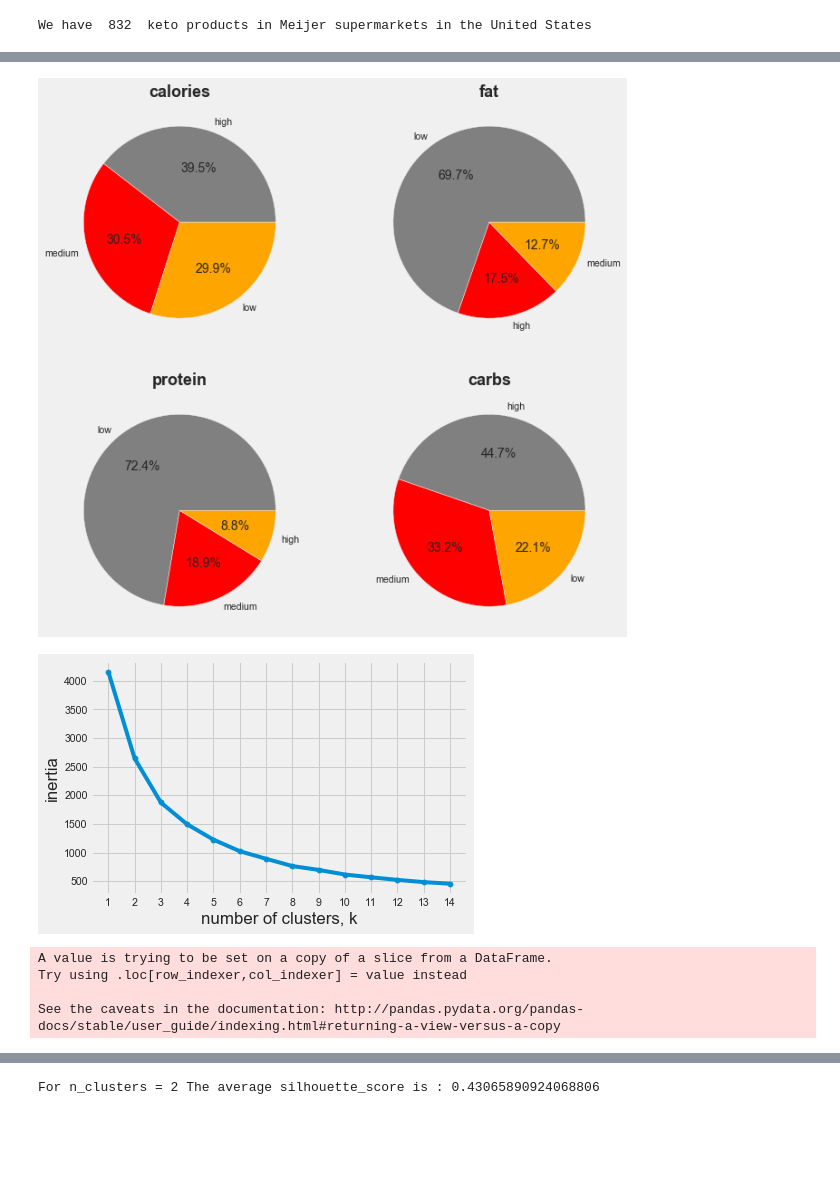
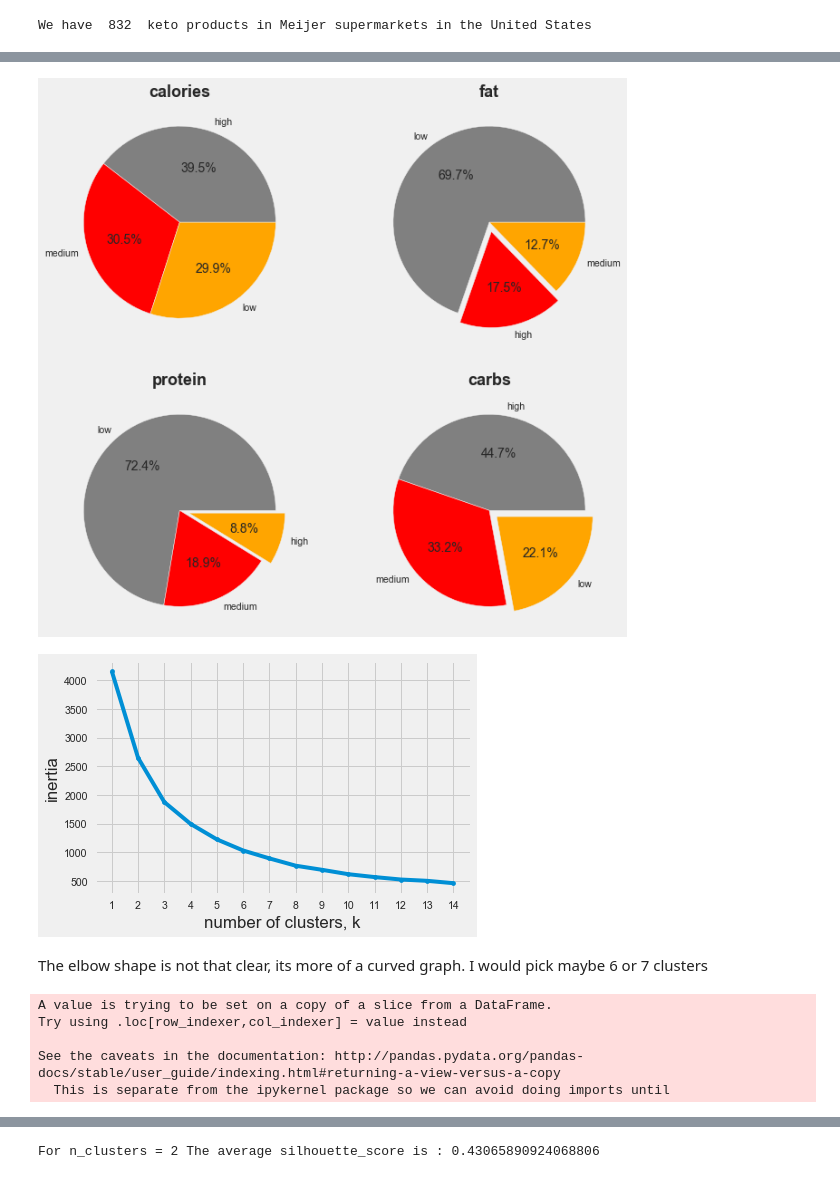
Before and after one commit to asha2490/Springboard, a Jupyter notebook: Capstone Project 1 Notebook.ipynb, the cells around one changed output, grey strips where cells are left out. Saved outputs shown, nothing was run; the diff lists cells and outputs as text; code cells hidden in the pictures; blank space fills up the shorter version.

```diff
--- a/Capstone Project 1 Notebook.ipynb
+++ b/Capstone Project 1 Notebook.ipynb
@@ -651,5 +646,5 @@ plt.show()
 # %%
-df_keto = df_meijer[['product_name', 'energy_100g', 'fat_100g', 'saturated-fat_100g', 'carbohydrates_100g', 'sugars_100g', 'proteins_100g']]
+df_keto = df_meijer[['product_name', 'energy_100g', 'fat_100g', 'saturated-fat_100g', 'carbohydrates_100g', 'sugars_100g', 'proteins_100g', 'nutrition-score-fr_100g']]
 # %%
 # Let's make a new column adding both the fat and saturated-fat columns which will be our total fat; this way it will be
 # easy to filter the products for further keto analysis
@@ -822,30 +851,36 @@ See the caveats in the documentation: http://pandas.pydata.org/pandas-docs/stabl
 # %%
 # Let's see this more visually to see the distribution of the products
 
 label1 = dcal['index']
 label2 = dfat['index']
 label3 = dpro['index']
 label4 = dcarb['index']
 
 
 fig = plt.figure(figsize=(10,10))
 #2 rows 2 cols
 #first row, first col
 ax1 = plt.subplot2grid((2,2),(0,0))
 plt.pie(dcal['calories'],colors=("grey","red","orange"),labels=label1, autopct='%2.1f%%')
 plt.title('calories',weight='bold', fontsize=18)
+
 #first row sec col
 ax1 = plt.subplot2grid((2,2), (0,1))
-plt.pie(dfat['fat'],colors=("grey","red","orange"),labels=label2, autopct='%2.1f%%')
+explode = (0, 0.1, 0) #exploding the chunk we are interested in i.e; high fat
+plt.pie(dfat['fat'],colors=("grey","red","orange"),labels=label2,explode=explode, autopct='%2.1f%%')
 plt.title('fat',weight='bold', fontsize=18)
+
 #Second row first column
 ax1 = plt.subplot2grid((2,2), (1,0))
-plt.pie(dpro['protein'],colors=("grey","red","orange"),labels=label3, autopct='%2.1f%%')
+explode = (0, 0, 0.1) #exploding the chunk we are interested in i.e; high protein
+plt.pie(dpro['protein'],colors=("grey","red","orange"),labels=label3,explode=explode, autopct='%2.1f%%')
 plt.title('protein',weight='bold', fontsize=18)
+
 #second row second column
 ax1 = plt.subplot2grid((2,2), (1,1))
-plt.pie(dcarb['carbs'],colors=("grey","red","orange"),labels=label4, autopct='%2.1f%%')
+explode = (0, 0, 0.1) #exploding the chunk we are interested in i.e; low carbs
+plt.pie(dcarb['carbs'],colors=("grey","red","orange"),labels=label4,explode=explode, autopct='%2.1f%%')
 plt.title('carbs',weight='bold', fontsize=18)
 plt.show()
 # %% [output]
-[figure, old version]
+[figure, new version]
@@ -862,6 +900,7 @@ scaler = StandardScaler()
 scaler.fit(keto_ml)
 keto_scaled = scaler.transform(keto_ml)
 # %%
+# calculation the inertia's of different k clusters to determine which number of cluster is the best based on elbow shape
 ks = range(1, 15)
 inertias = []
 for k in ks:
@@ -881,4 +920,4 @@ plt.ylabel('inertia')
 plt.xticks(ks)
 plt.show()
 # %% [output]
-[figure, old version]
+[figure, new version]
@@ -887,9 +924,13 @@ plt.show()
+# %% [markdown]
+The elbow shape is not that clear, its more of a curved graph. I would pick maybe 6 or 7 clusters
 # %%
-kmeans = KMeans(n_clusters = 6)
+# Fitting and predicting the model using k_clusters=6
+kmeans = KMeans(n_clusters = 6, random_state=10)
 df_keto_filtered['k_clusters'] = kmeans.fit_predict(keto_scaled)
 # %% [output]
 A value is trying to be set on a copy of a slice from a DataFrame.
 Try using .loc[row_indexer,col_indexer] = value instead
 
 See the caveats in the documentation: http://pandas.pydata.org/pandas-docs/stable/user_guide/indexing.html#returning-a-view-versus-a-copy
+  This is separate from the ipykernel package so we can avoid doing imports until
 # %%
```
Also changed, not shown: parts of 71 cells of this notebook.
